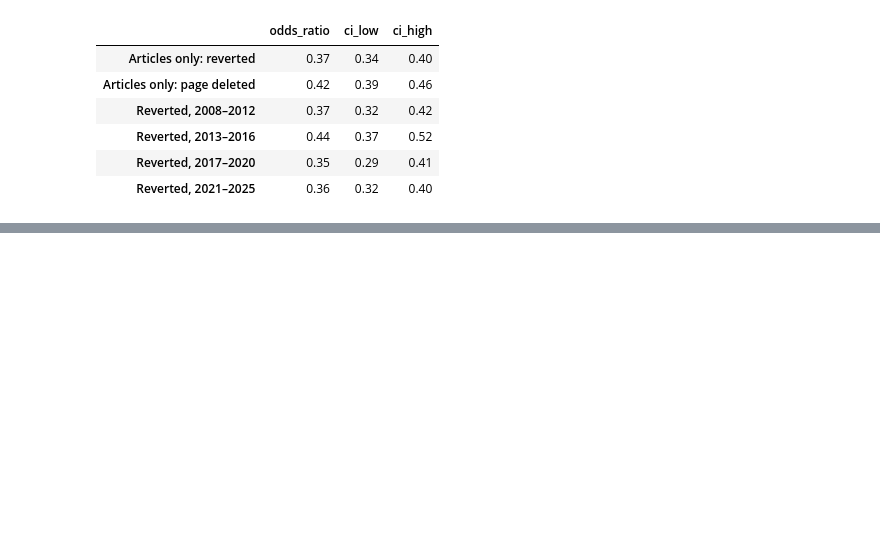
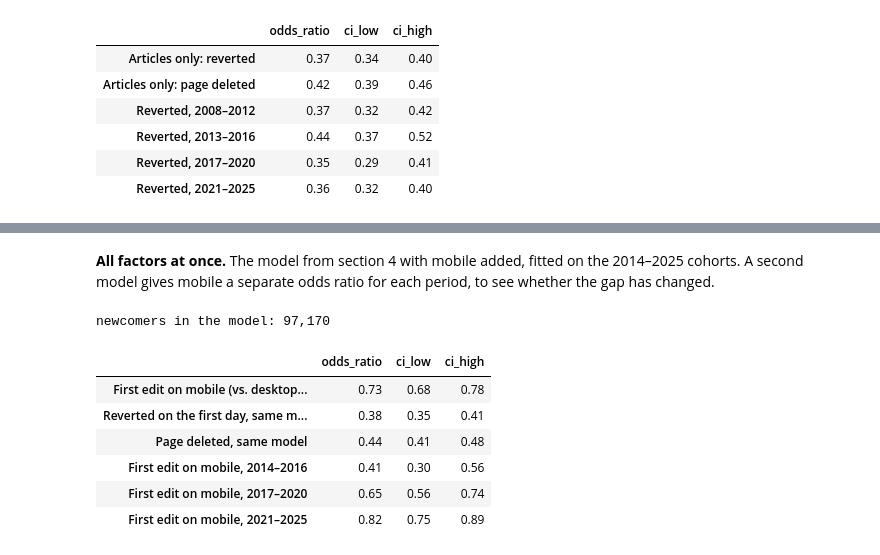
Before and after one commit to oleksandra-missa/community-retention-analytics, a Jupyter notebook: analysis/notebooks/02_first_experiences.ipynb, the cells around one changed output, grey strips where cells are left out. Cells and saved outputs as stored; diff of their text form; code cells hidden in the pictures; blank space fills up the shorter version.

```diff
--- a/analysis/notebooks/02_first_experiences.ipynb
+++ b/analysis/notebooks/02_first_experiences.ipynb
@@ -403,3 +468,41 @@ checks.round(2)
+# %% [markdown]
+**All factors at once.** The model from section 4 with mobile added, fitted on the 2014–2025 cohorts. A second model
+gives mobile a separate odds ratio for each period, to see whether the gap has changed.
+# %%
+mobile_formula = formula.replace("retained ~ ", "retained ~ first_edit_mobile + ")
+mobile_model = smf.logit(mobile_formula, data=mobile_cohorts).fit(disp=0)
+mobile_by_period = smf.logit(mobile_formula.replace("first_edit_mobile +", "first_edit_mobile:C(mobile_period) +"),
+                             data=mobile_cohorts).fit(disp=0)
+
+rows = {
+    "first_edit_mobile": "First edit on mobile (vs. desktop), 2014–2025",
+    "reverted": "Reverted on the first day, same model",
+    "page_deleted": "Page deleted, same model",
+}
+mobile_odds = pd.DataFrame({
+    "odds_ratio": np.exp(mobile_model.params[list(rows)]),
+    "ci_low": np.exp(mobile_model.conf_int().loc[list(rows), 0]),
+    "ci_high": np.exp(mobile_model.conf_int().loc[list(rows), 1]),
+}).rename(index=rows)
+
+period_terms = [f"first_edit_mobile:C(mobile_period)[{p}]" for p in ["2014–2016", "2017–2020", "2021–2025"]]
+period_odds = pd.DataFrame({
+    "odds_ratio": np.exp(mobile_by_period.params[period_terms]),
+    "ci_low": np.exp(mobile_by_period.conf_int().loc[period_terms, 0]),
+    "ci_high": np.exp(mobile_by_period.conf_int().loc[period_terms, 1]),
+})
+period_odds.index = [f"First edit on mobile, {p}" for p in ["2014–2016", "2017–2020", "2021–2025"]]
+print(f"newcomers in the model: {int(mobile_model.nobs):,}")
+pd.concat([mobile_odds, period_odds]).round(2)
+# %% [output]
+newcomers in the model: 97,170
+|  | odds_ratio | ci_low | ci_high |
+| First edit on mobile (vs. desktop... | 0.73 | 0.68 | 0.78 |
+| Reverted on the first day, same m... | 0.38 | 0.35 | 0.41 |
+| Page deleted, same model | 0.44 | 0.41 | 0.48 |
+| First edit on mobile, 2014–2016 | 0.41 | 0.30 | 0.56 |
+| First edit on mobile, 2017–2020 | 0.65 | 0.56 | 0.74 |
+| First edit on mobile, 2021–2025 | 0.82 | 0.75 | 0.89 |
 # %% [markdown]
 ## Findings
 
```
Also changed, not shown: parts of 8 cells of this notebook, 4 other files.
